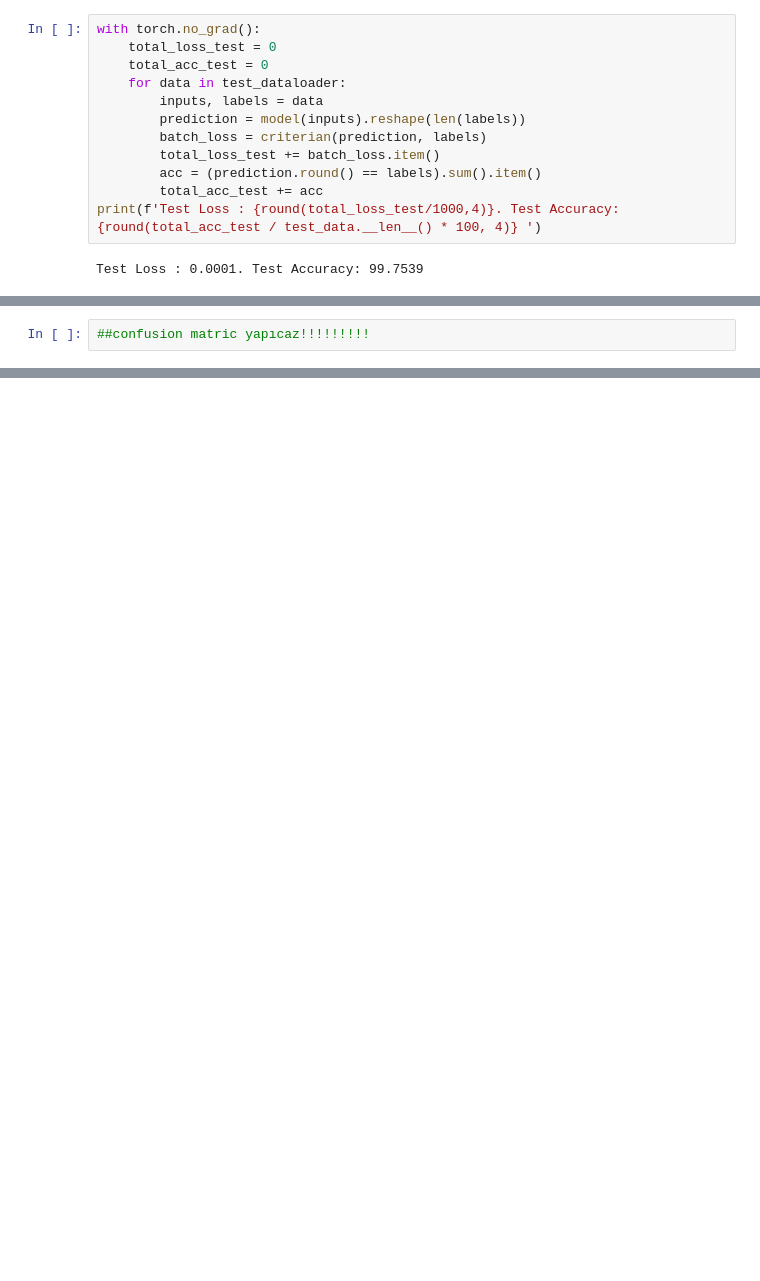
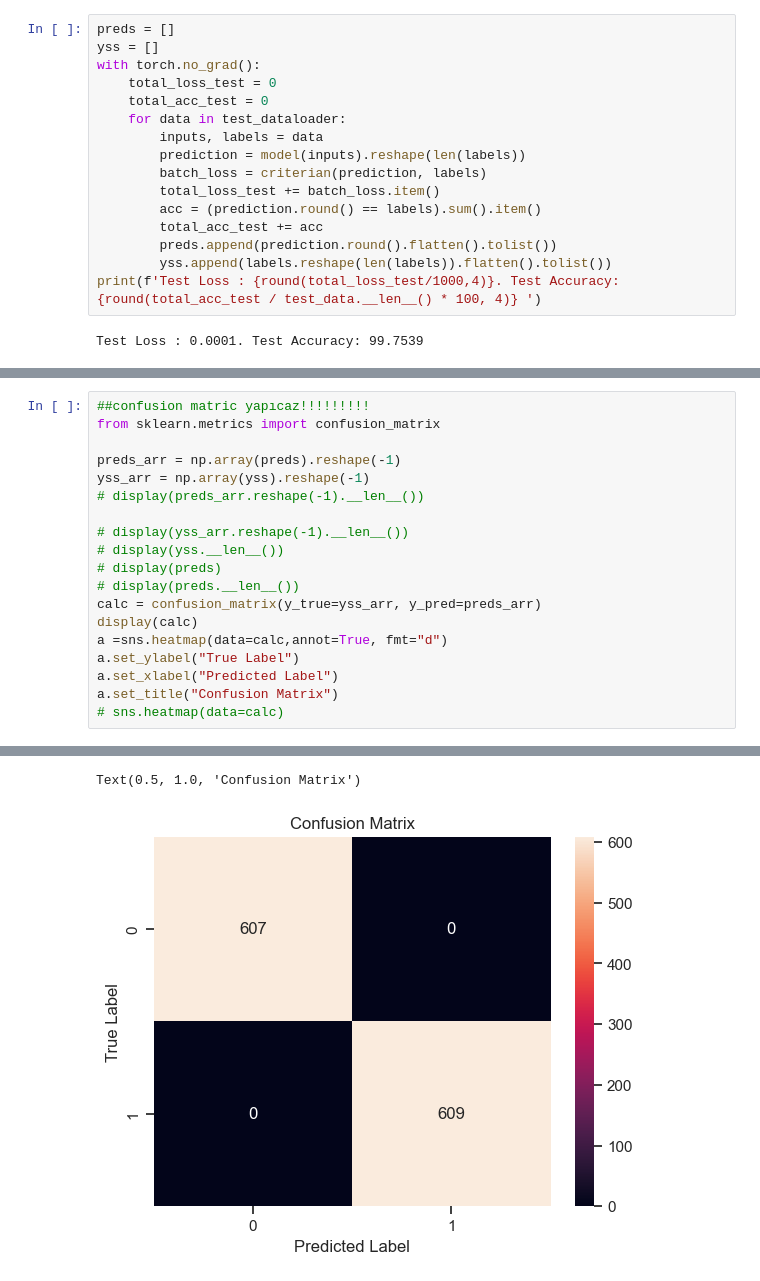
Before and after one commit to eren9677/CEN-451, a Jupyter notebook: mushroom.ipynb, the cells around one changed output, grey strips where cells are left out. Drawn from its saved outputs; the diff is of its cells as text; blank space fills up the shorter version.

```diff
--- a/mushroom.ipynb
+++ b/mushroom.ipynb
@@ -384,6 +384,8 @@ Inputs device: mps:0
 # %% [markdown]
 ## Testing the model on unseen data.
 # %%
+preds = []
+yss = []
 with torch.no_grad():
     total_loss_test = 0
     total_acc_test = 0
@@ -394,6 +396,8 @@ with torch.no_grad():
         total_loss_test += batch_loss.item()
         acc = (prediction.round() == labels).sum().item()
         total_acc_test += acc
+        preds.append(prediction.round().flatten().tolist())
+        yss.append(labels.reshape(len(labels)).flatten().tolist())
 print(f'Test Loss : {round(total_loss_test/1000,4)}. Test Accuracy: {round(total_acc_test / test_data.__len__() * 100, 4)} ')
 # %% [output]
 Test Loss : 0.0001. Test Accuracy: 99.7539
@@ -460,2 +466,20 @@ for col in mushroom_copy.columns:
-# %%
-##confusion matric yapıcaz!!!!!!!!!
+# %%
+##confusion matric yapıcaz!!!!!!!!!
+from sklearn.metrics import confusion_matrix
+
+preds_arr = np.array(preds).reshape(-1)
+yss_arr = np.array(yss).reshape(-1)
+# display(preds_arr.reshape(-1).__len__())
+
+# display(yss_arr.reshape(-1).__len__())
+# display(yss.__len__())
+# display(preds)
+# display(preds.__len__())
+calc = confusion_matrix(y_true=yss_arr, y_pred=preds_arr)
+display(calc)
+a =sns.heatmap(data=calc,annot=True, fmt="d")
+a.set_ylabel("True Label")
+a.set_xlabel("Predicted Label")
+a.set_title("Confusion Matrix")
+# sns.heatmap(data=calc)
+# %% [output]
@@ -461,0 +488,2 @@ for col in mushroom_copy.columns:
+Text(0.5, 1.0, 'Confusion Matrix')
+[figure, added]
```
Also changed, not shown: parts of 6 cells of this notebook.
